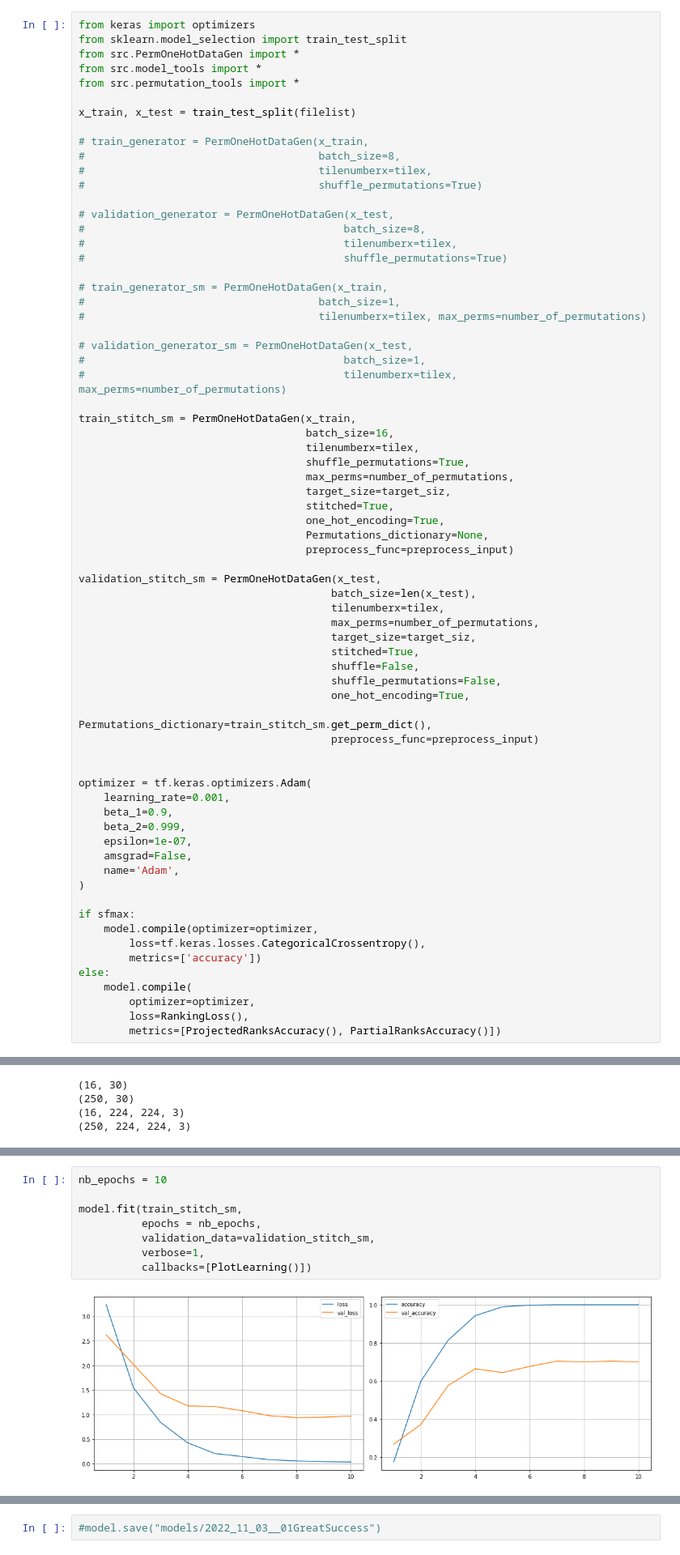
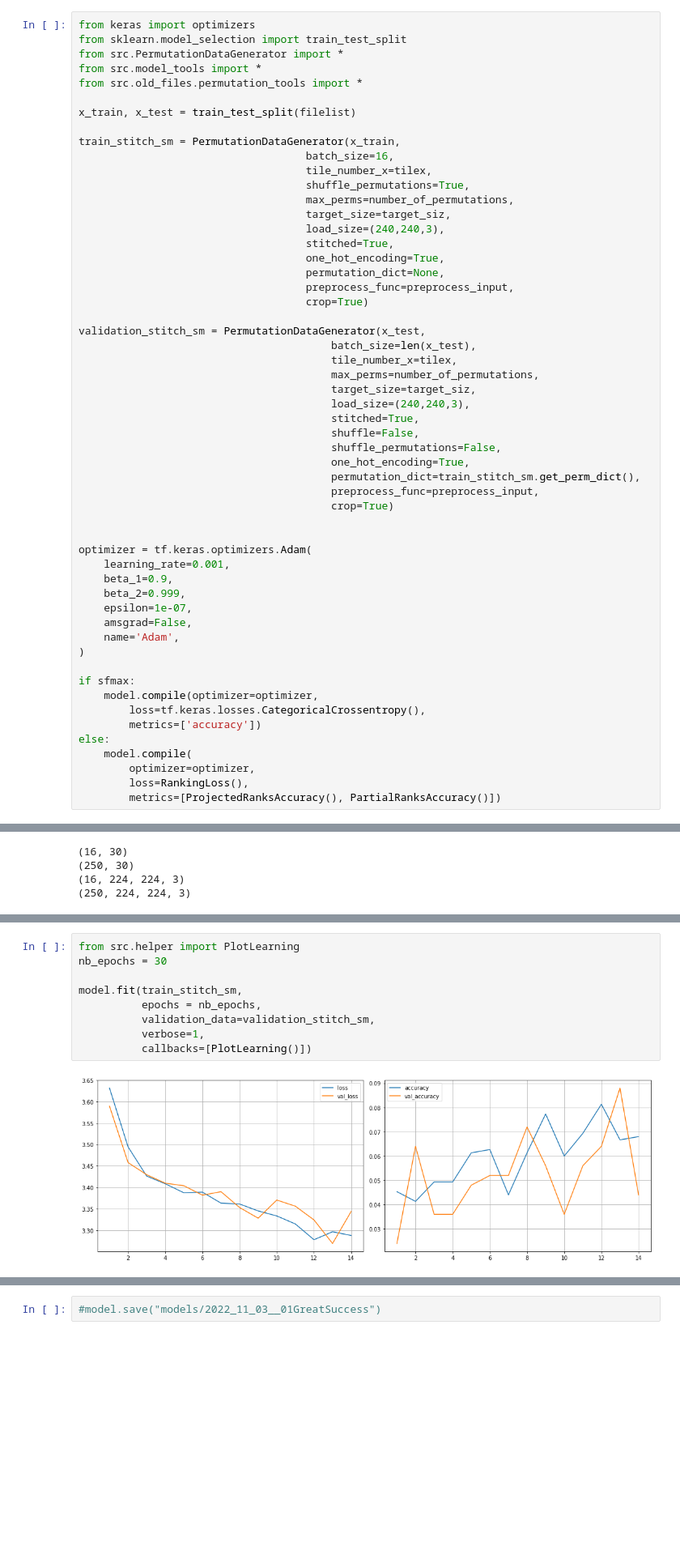
Before and after one commit to ge0metri/Deep-Learning-for-Visual-recognition-project, a Jupyter notebook: NotebookSechs.ipynb, the cells around one changed output, grey strips where cells are left out. Shown at 81% size. Saved outputs shown, nothing was run; the diff lists cells and outputs as text; blank space fills up the shorter version.

Commit message:
Fix some errors, and add crop to generator

```diff
--- a/NotebookSechs.ipynb
+++ b/NotebookSechs.ipynb
@@ -147,52 +149,38 @@ sys.path.append('src')
 # %%
 from keras import optimizers
 from sklearn.model_selection import train_test_split
-from src.PermOneHotDataGen import *
+from src.PermutationDataGenerator import *
 from src.model_tools import *
-from src.permutation_tools import *
+from src.old_files.permutation_tools import *
 
 x_train, x_test = train_test_split(filelist)
 
-# train_generator = PermOneHotDataGen(x_train,
-#                                     batch_size=8,
-#                                     tilenumberx=tilex,
-#                                     shuffle_permutations=True)
-
-# validation_generator = PermOneHotDataGen(x_test,
-#                                         batch_size=8,
-#                                         tilenumberx=tilex,
-#                                         shuffle_permutations=True)
-
-# train_generator_sm = PermOneHotDataGen(x_train,
-#                                     batch_size=1,
-#                                     tilenumberx=tilex, max_perms=number_of_permutations)
-
-# validation_generator_sm = PermOneHotDataGen(x_test,
-#                                         batch_size=1,
-#                                         tilenumberx=tilex, max_perms=number_of_permutations)
-
-train_stitch_sm = PermOneHotDataGen(x_train,
+train_stitch_sm = PermutationDataGenerator(x_train,
                                     batch_size=16,
-                                    tilenumberx=tilex,
+                                    tile_number_x=tilex,
                                     shuffle_permutations=True,
                                     max_perms=number_of_permutations,
                                     target_size=target_siz,
+                                    load_size=(240,240,3),
                                     stitched=True,
                                     one_hot_encoding=True,
-                                    Permutations_dictionary=None,
-                                    preprocess_func=preprocess_input)
+                                    permutation_dict=None,
+                                    preprocess_func=preprocess_input,
+                                    crop=True)
 
-validation_stitch_sm = PermOneHotDataGen(x_test,
+validation_stitch_sm = PermutationDataGenerator(x_test,
                                         batch_size=len(x_test),
-                                        tilenumberx=tilex,
+                                        tile_number_x=tilex,
                                         max_perms=number_of_permutations,
                                         target_size=target_siz,
+                                        load_size=(240,240,3),
                                         stitched=True,
                                         shuffle=False,
                                         shuffle_permutations=False,
                                         one_hot_encoding=True,
-                                        Permutations_dictionary=train_stitch_sm.get_perm_dict(),
-                                        preprocess_func=preprocess_input)
+                                        permutation_dict=train_stitch_sm.get_perm_dict(),
+                                        preprocess_func=preprocess_input,
+                                        crop=True)
 
 
 optimizer = tf.keras.optimizers.Adam(
@@ -270,10 +214,11 @@ class PlotLearning(tf.keras.callbacks.Callback):
 # %%
-nb_epochs = 10
+from src.helper import PlotLearning
+nb_epochs = 30
 
 model.fit(train_stitch_sm,
           epochs = nb_epochs,
           validation_data=validation_stitch_sm,
           verbose=1,
           callbacks=[PlotLearning()])
 # %% [output]
-[figure, old version]
+[figure, new version]
```
Also changed, not shown: parts of 8 cells of this notebook, 4 other files.
